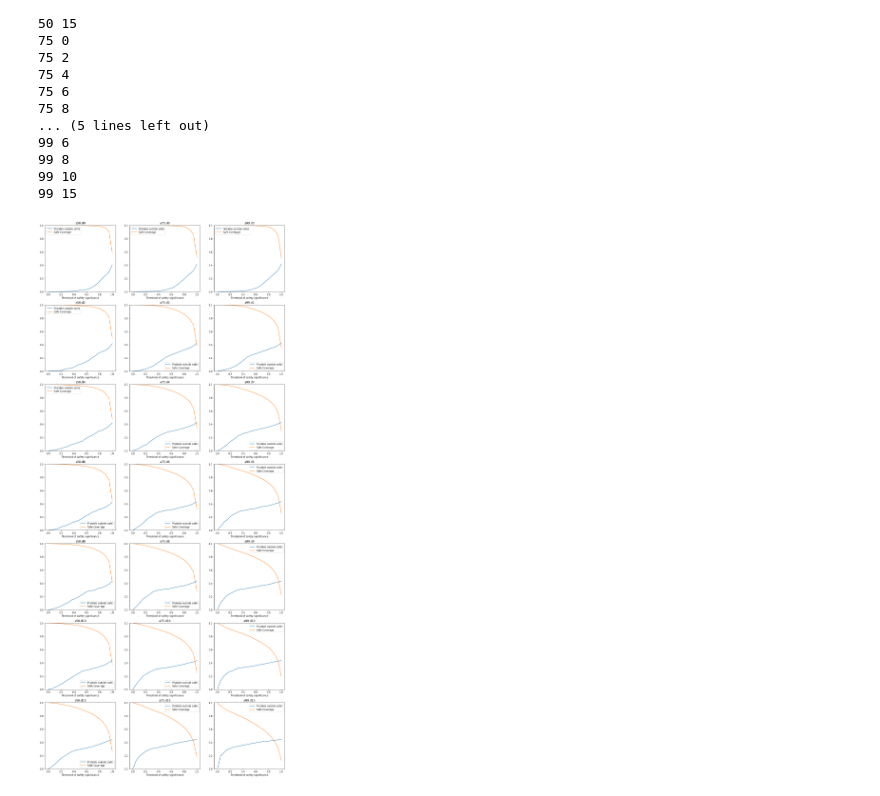
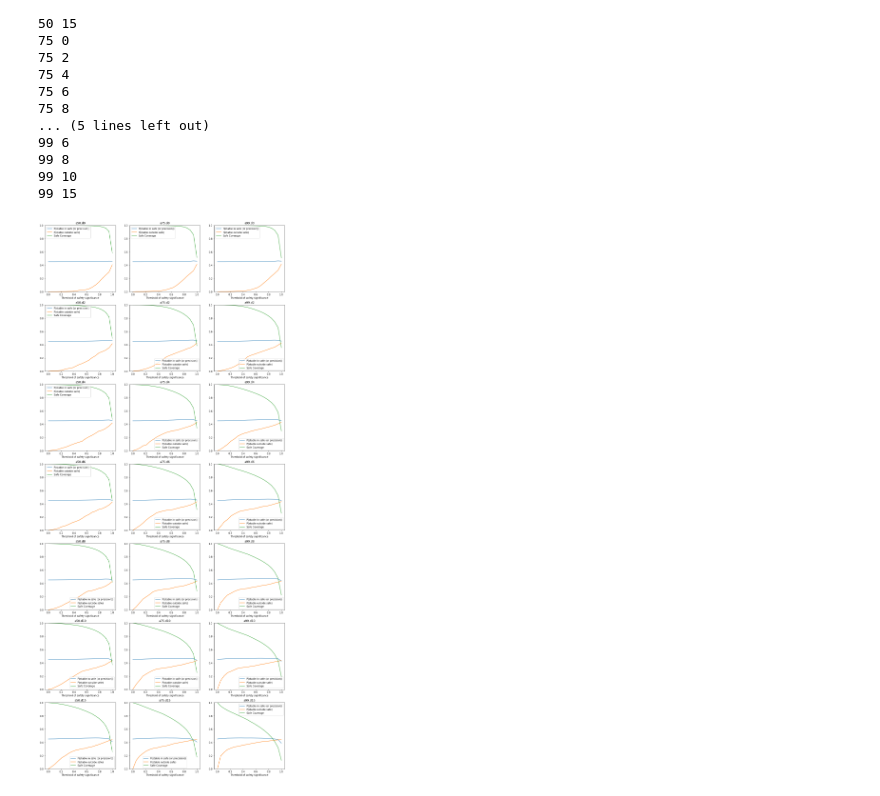
Before and after one commit to algbio/alignment-safety, a Jupyter notebook: pipeline/analysis/stat_windows.ipynb, the cells around one changed output. Drawn from its saved outputs; the diff is of its cells as text; code cells hidden in the pictures.

```diff
--- a/pipeline/analysis/stat_windows.ipynb
+++ b/pipeline/analysis/stat_windows.ipynb
@@ -158,32 +158,32 @@ def plot_loss(groups, alphas, deltas):
     fig, ax = plt.subplots(nrows=len(deltas), ncols=len(alphas), figsize=(6*len(alphas), 6*len(deltas)))
     for j, d in enumerate(deltas):
         for i, a in enumerate(alphas):
             x = np.linspace(0, 1, 20)
             p_safe_in_stable = []
             p_safe_out_stable = []
             safe_coverages = []
             for th in x:
                 p_in = 0.0
                 p_out = 0.0
                 safe = 0.0
                 for rep in groups[(a, d)]:
                     p_in += rep.p_stable_in_safe(th)
                     p_out += rep.p_stable_out_safe(th)
                     safe += rep.safe_coverage(th)
 
                 p_safe_in_stable.append(p_in/len(groups[(a,d)]))
                 p_safe_out_stable.append(p_out/len(groups[(a,d)]))
                 safe_coverages.append(safe/len(groups[(a,d)]))
 
-            # ax[j][i].plot(x, p_safe_in_stable, label="P(stable in safe (or precision))")
+            ax[j][i].plot(x, p_safe_in_stable, label="P(stable in safe (or precision))")
             ax[j][i].plot(x, p_safe_out_stable, label="P(stable outside safe)")
             ax[j][i].plot(x, safe_coverages, label="Safe Coverage")
             ax[j][i].set_title(f"a{a}.d{d}")
             ax[j][i].set_ylim([0,1])
             ax[j][i].set_xlabel("Threshold of safety significance")
             ax[j][i].legend()
     plt.show()
 
 plot_loss(groups, alphas, deltas)
 # %% [output]
-[figure, old version]
+[figure, new version]
```
